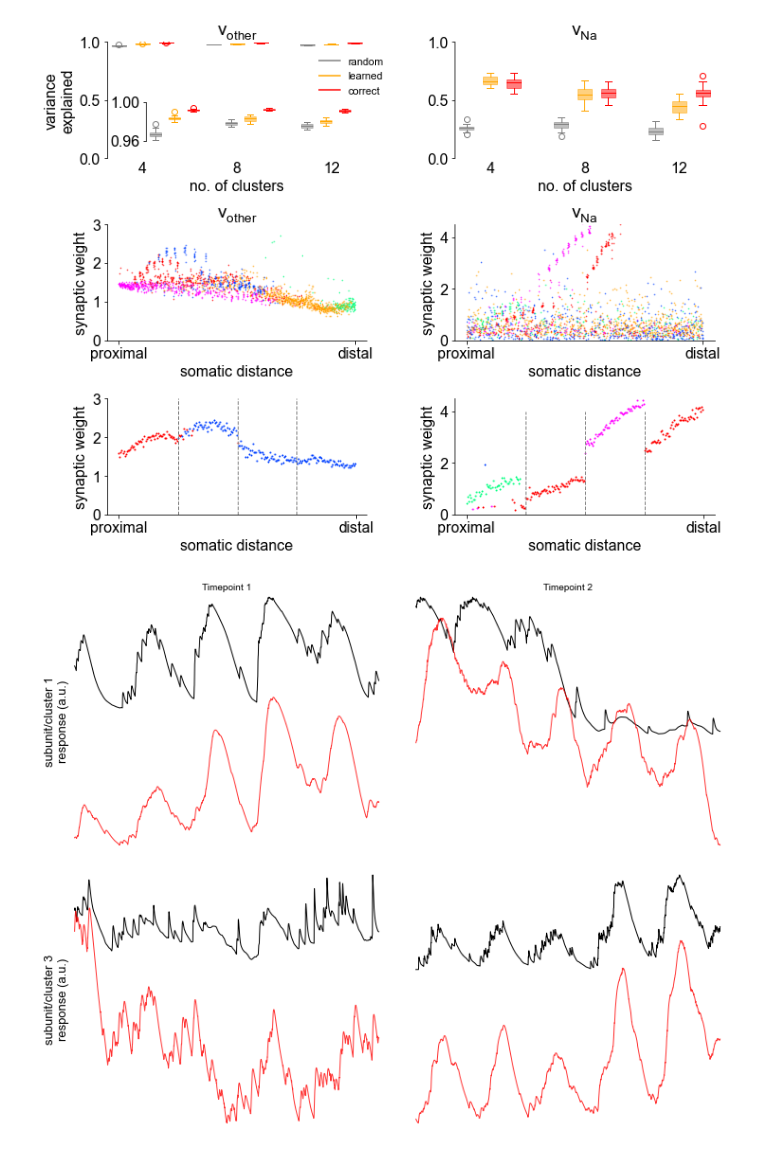
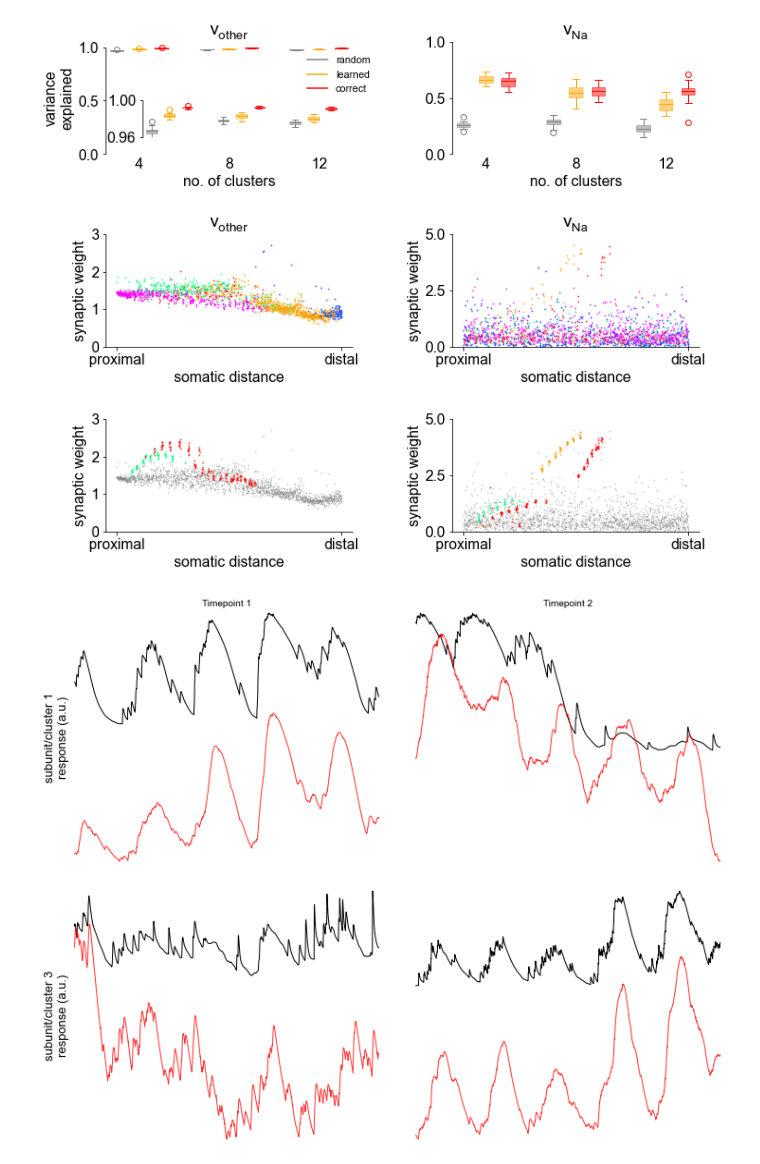
Before and after one commit to yjkimnada/dendrite, a Jupyter notebook: fig8/fig8.ipynb, the cells around one changed output. Saved outputs shown, nothing was run; the diff lists cells and outputs as text; code cells hidden in the pictures.

```diff
--- a/fig8/fig8.ipynb
+++ b/fig8/fig8.ipynb
@@ -38,7 +38,7 @@ C8_nona_ref = np.load("/media/hdd01/sklee/CA1_clust8-30_noNA/hand/gru_s14_h20_ou
 C12_diff_ref = np.load("/media/hdd01/sklee/CA1_clust12-20/hand/gru_s18_h20_output.npz")["test"]
 C12_nona_ref = np.load("/media/hdd01/sklee/CA1_clust12-20_noNA/hand/gru_s18_h20_output.npz")["test"]
 
-C4_diff_true = np.load("/media/hdd01/sklee/CA1_clust4-60/data/V_diff_stimseed1.npy")[-20*50000:].reshape(20,50000)
+C4_diff_true = np.load("/media/hdd01/sklee/CA1_clust4-60/data/V_diff_stimseed1_set1.npy")[-20*50000:].reshape(20,50000)
 C8_diff_true = np.load("/media/hdd01/sklee/CA1_clust8-30/data/V_diff_stimseed1.npy")[-20*50000:].reshape(20,50000)
 C12_diff_true = np.load("/media/hdd01/sklee/CA1_clust12-20/data/V_diff_stimseed1.npy")[-20*50000:].reshape(20,50000)
 C4_nona_true = np.load("/media/hdd01/sklee/CA1_clust4-60_noNA/data/vdata_T10_Ne2000_gA0.6_tauA1_gN0.8_Ni200_gG0.1_gB0.1_noDendNa_Er0.5_Ir7.4_random_NR_rep1000_stimseed1_set1.npy")[-20:,:50000]
@@ -105,8 +105,8 @@ mpl.rcParams['font.sans-serif'] = "Arial"
 mpl.rcParams['font.family'] = "sans-serif"
 plt.rcParams['font.size'] = '16'
 
-fig = plt.figure(constrained_layout=True, figsize = (10,13))
-gs = fig.add_gridspec(6,2, wspace=0.1, hspace=0.1)
+fig = plt.figure(constrained_layout=True, figsize = (10,13.5))
+gs = fig.add_gridspec(6,2, wspace=0.1, hspace=0.2)
 ax1 = fig.add_subplot(gs[0,0])
 ax2 = fig.add_subplot(gs[0,1])
 ax3 = fig.add_subplot(gs[1,0])
@@ -161,7 +161,8 @@ ax1.tick_params(axis="x", length=0)
 ax1.set_xticks([2,6,10])
 ax1.set_xticklabels(["4", "8", "12"])
 ax1.set_xlabel("no. of clusters")
-ax1.set_ylim(0,1)
+ax1.set_ylim(0,1.05)
+ax1.spines.left.set_bounds((0, 1))
 ax1.set_yticks([0,0.5,1])
 ax1.set_title("$\mathregular{v_{other}}$")
 ax1.set_ylabel("variance\nexplained")
@@ -170,7 +171,7 @@ hG, = ax1.plot(1,1,'gray')
 hN, = ax1.plot(1,1,'orange')
 hR, = ax1.plot(1,1,'red')
 ax1.legend((hG, hN, hR),('random','learned','correct'), frameon=False,
-          loc=(0.8,0.5))
+          loc=(0.8,0.5), fontsize=11)
 hR.set_visible(False)
 hG.set_visible(False)
 
@@ -270,29 +271,46 @@ ax2.set_title("$\mathregular{v_{Na}}$")
 
 ############
 ###########
-color4 = ["#ff0000", "#ffa200", "#00ff80", "#0040ff", "#ff00ff"]
+color4_na = ["#ff0000", "#ff00ff", "#00ff80", "#0040ff", "#ffa200"]
+color4_nona = ["#00ff80", "#ffa200", "#0040ff", "#ff0000", "#ff00ff"]
 
 for i in tnrange(2000):
-    C4_diff_color = color4[C4_diff_idx[C4_dist_ord[i]]]
-    C4_nona_color = color4[C4_nona_idx[C4_dist_ord[i]]]
+    plot_idx = C4_dist_ord[i]
+    if (plot_idx < 880) or (plot_idx >= 1120):
 
-    ax4.scatter(i, C4_diff_scale[C4_dist_ord][i], s=0.5, color=C4_diff_color, alpha=0.6)
-    ax3.scatter(i, C4_nona_scale[C4_dist_ord][i], s=0.5, color=C4_nona_color, alpha=0.6)
+        C4_diff_color = color4_na[C4_diff_idx[C4_dist_ord[i]]]
+        C4_nona_color = color4_nona[C4_nona_idx[C4_dist_ord[i]]]
 
-for i in range(4):
-    clust_shift = clust_ord[i]
-    for j in range(5):
-        C4_diff_part_idx = np.where(C4_diff_idx[880+i*60:880+(i+1)*60] == j)[0]
-        C4_nona_part_idx = np.where(C4_nona_idx[880+i*60:880+(i+1)*60] == j)[0]
-        ax6.scatter(C4_diff_part_idx+60*clust_shift, C4_diff_scale[880+i*60:880+(i+1)*60][C4_diff_part_idx],
-                    s=1, color=color4[j])
-        ax5.scatter(C4_nona_part_idx+60*clust_shift, C4_nona_scale[880+i*60:880+(i+1)*60][C4_nona_part_idx],
-                    s=1, color=color4[j])
+        ax4.scatter(i, C4_diff_scale[C4_dist_ord][i], s=1, color=C4_diff_color, alpha=0.6)
+        ax3.scatter(i, C4_nona_scale[C4_dist_ord][i], s=1, color=C4_nona_color, alpha=0.6)
+
+        ax6.scatter(i, C4_diff_scale[C4_dist_ord][i], s=0.5, color="gray", alpha=0.35)
+        ax5.scatter(i, C4_nona_scale[C4_dist_ord][i], s=0.5, color="gray", alpha=0.35)
+
+    elif (plot_idx >= 880) and (plot_idx < 1120):
+
+        C4_diff_color = color4_na[C4_diff_idx[C4_dist_ord[i]]]
+        C4_nona_color = color4_nona[C4_nona_idx[C4_dist_ord[i]]]
+
+        ax6.scatter(i, C4_diff_scale[C4_dist_ord][i], s=1, color=C4_diff_color, alpha=0.6)
+        ax5.scatter(i, C4_nona_scale[C4_dist_ord][i], s=1, color=C4_nona_color, alpha=0.6)
+
+#for i in range(4):
+    #clust_shift = clust_ord[i]
+    #for j in range(5):
+        #C4_diff_part_idx = np.where(C4_diff_idx[880+i*60:880+(i+1)*60] == j)[0]
+        #C4_nona_part_idx = np.where(C4_nona_idx[880+i*60:880+(i+1)*60] == j)[0]
+        #ax6.scatter(C4_diff_part_idx+60*clust_shift, C4_diff_scale[880+i*60:880+(i+1)*60][C4_diff_part_idx],
+                    #s=1, color=color4[j])
+        #ax5.scatter(C4_nona_part_idx+60*clust_shift, C4_nona_scale[880+i*60:880+(i+1)*60][C4_nona_part_idx],
+                    #s=1, color=color4[j])
 
 ax3.set_ylim(0,3)
 ax5.set_ylim(0,3)
-ax4.set_ylim(0,4.5)
-ax6.set_ylim(0,4.5)
+ax4.set_ylim(0,5)
+ax6.set_ylim(0,5)
+ax4.set_yticks([0,2.5,5])
+ax6.set_yticks([0,2.5,5])
 
 ax_list = [ax3, ax4, ax5, ax6]
 
@@ -302,39 +320,41 @@ for i in ax_list:
 
 ax3.set_ylabel("synaptic weight")
 ax5.set_ylabel("synaptic weight")
 ax4.set_ylabel("synaptic weight")
 ax6.set_ylabel("synaptic weight")
 ax3.set_xlabel("somatic distance")
 ax5.set_xlabel("somatic distance")
 ax4.set_xlabel("somatic distance")
 ax6.set_xlabel("somatic distance")
 ax3.set_title("$\mathregular{v_{other}}$")
 ax4.set_title("$\mathregular{v_{Na}}$")
 
 
 #ax3.set_xlabel("synapse ID")
 #ax4.set_xlabel("synapse ID")
 #ax5.set_xlabel("synapse ID")
 #ax6.set_xlabel("synapse ID")
 
 ax3.set_xticks([0,2000])
 ax4.set_xticks([0,2000])
 ax3.set_xticklabels(["proximal", "distal"])
 ax4.set_xticklabels(["proximal", "distal"])
 
-for i in range(3):
-    ax5.vlines(x=(i+1)*60, ymin=0, ymax=np.max(C4_nona_idx[880:1120]), linewidth=1, linestyle="--", color="gray")
-    ax6.vlines(x=(i+1)*60, ymin=0, ymax=np.max(C4_diff_idx[880:1120]), linewidth=1, linestyle="--", color="gray")
-ax5.set_xticks([0,240])
-ax6.set_xticks([0,240])
+#for i in range(3):
+    #ax5.vlines(x=(i+1)*60, ymin=0, ymax=np.max(C4_nona_idx[880:1120]), linewidth=1, linestyle="--", color="gray")
+    #ax6.vlines(x=(i+1)*60, ymin=0, ymax=np.max(C4_diff_idx[880:1120]), linewidth=1, linestyle="--", color="gray")
+#ax5.set_xticks([0,240])
+#ax6.set_xticks([0,240])
+ax5.set_xticks([0,2000])
+ax6.set_xticks([0,2000])
 ax5.set_xticklabels(["proximal", "distal"])
 ax6.set_xticklabels(["proximal", "distal"])
 
 fig.tight_layout
 #plt.show()
 fig.savefig("/home/sklee/dendrite/fig8/fig8_raw.pdf", bbox_inches="tight", transparent=True)
 # %% [output]
-[figure, old version]
+[figure, new version]
 # %%
 gru4_diff_subout = np.load("/media/hdd01/sklee/CA1_clust4-60/clust/gru_s5_h20_pretrain_output_set1.npz")["sub_out"][-1,:]
 gru4_nona_subout = np.load("/media/hdd01/sklee/CA1_clust4-60_noNA/clust/gru_s5_h20_pretrain_output_set1.npz")["sub_out"][-1,:]
```
Also changed, not shown: 5 other files.
